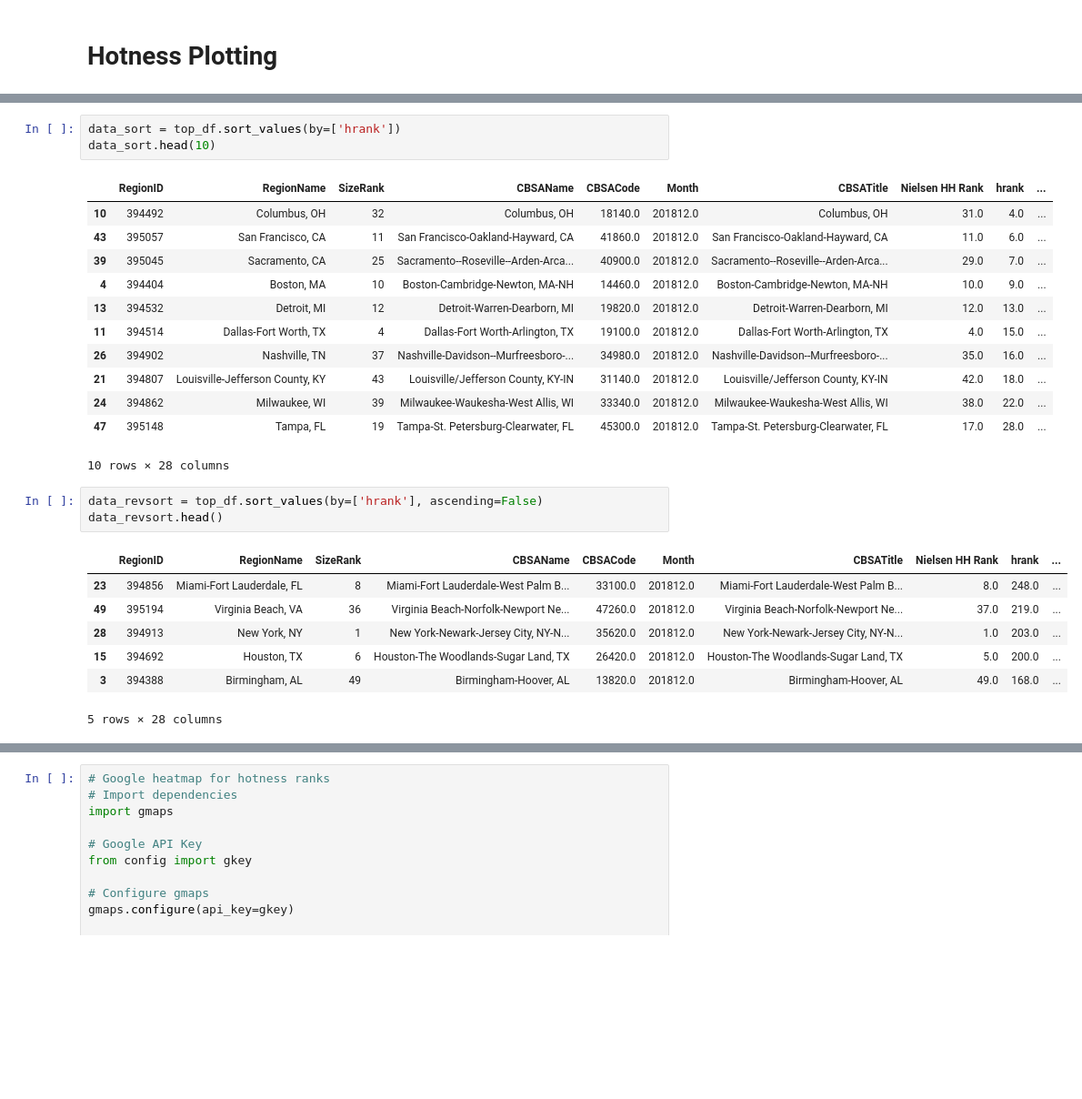
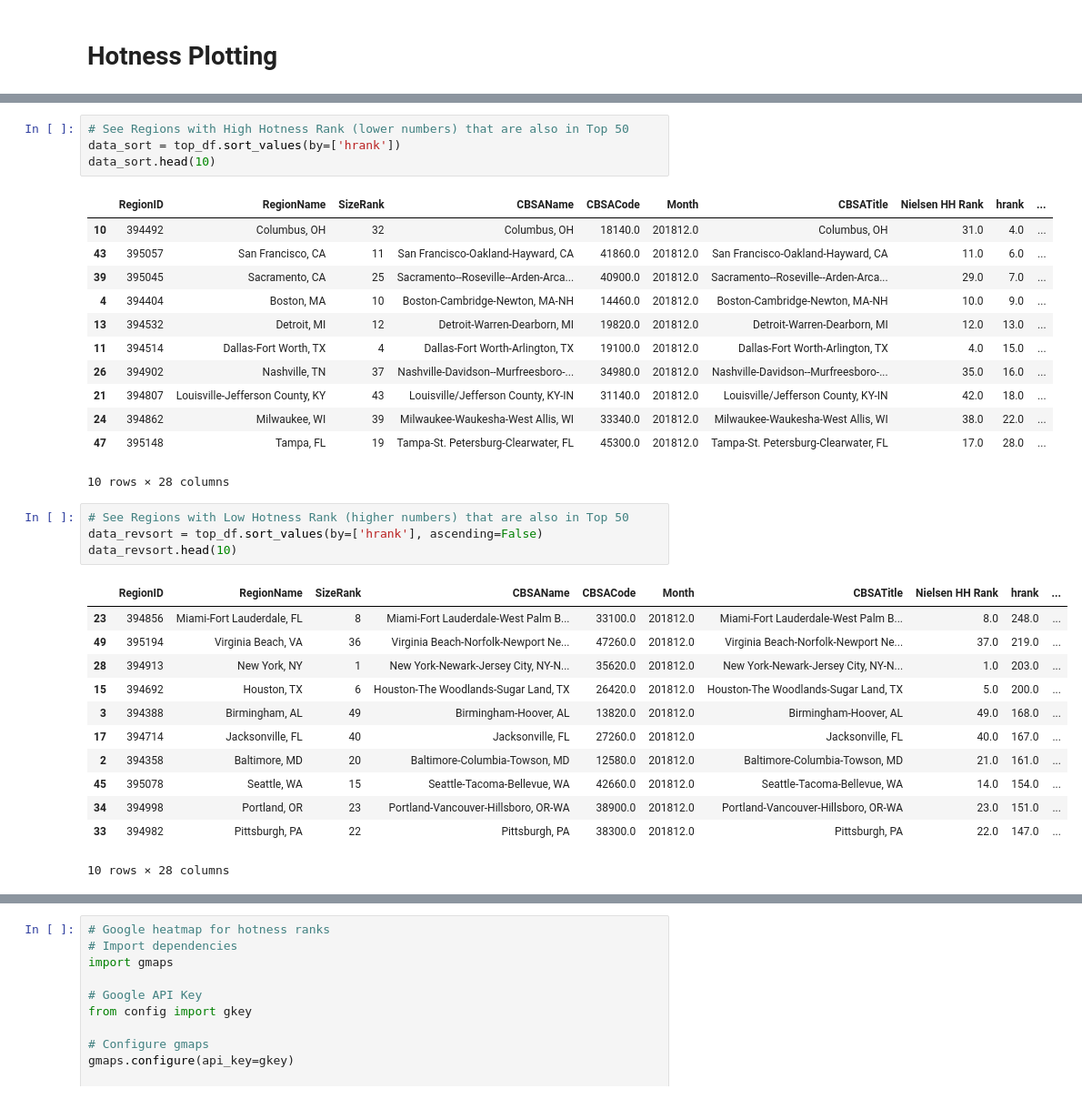
Before and after one commit to LoriHarris/Real_Estate_Affordability, a Jupyter notebook: plots.ipynb, the cells around one changed output, grey strips where cells are left out. Shown at 91% size. Cells and saved outputs as stored; diff of their text form; blank space fills up the shorter version.

```diff
--- a/plots.ipynb
+++ b/plots.ipynb
@@ -209,6 +206,7 @@ Index                            51
 2018-09                          51
 dtype: int64
 # %%
+# See Regions with High Hotness Rank (lower numbers) that are also in Top 50
 data_sort = top_df.sort_values(by=['hrank'])
 data_sort.head(10)
 # %% [output]
@@ -225,14 +223,20 @@ data_sort.head(10)
 | 47 | 395148 | Tampa, FL | 19 | Tampa-St. Petersburg-Clearwater, FL | 45300.0 | 201812.0 | Tampa-St. Petersburg-Clearwater, FL | 17.0 | 28.0 | ... |
 10 rows × 28 columns
 # %%
+# See Regions with Low Hotness Rank (higher numbers) that are also in Top 50
 data_revsort = top_df.sort_values(by=['hrank'], ascending=False)
-data_revsort.head()
+data_revsort.head(10)
 # %% [output]
 |  | RegionID | RegionName | SizeRank | CBSAName | CBSACode | Month | CBSATitle | Nielsen HH Rank | hrank | ... |
 | 23 | 394856 | Miami-Fort Lauderdale, FL | 8 | Miami-Fort Lauderdale-West Palm B... | 33100.0 | 201812.0 | Miami-Fort Lauderdale-West Palm B... | 8.0 | 248.0 | ... |
 | 49 | 395194 | Virginia Beach, VA | 36 | Virginia Beach-Norfolk-Newport Ne... | 47260.0 | 201812.0 | Virginia Beach-Norfolk-Newport Ne... | 37.0 | 219.0 | ... |
 | 28 | 394913 | New York, NY | 1 | New York-Newark-Jersey City, NY-N... | 35620.0 | 201812.0 | New York-Newark-Jersey City, NY-N... | 1.0 | 203.0 | ... |
 | 15 | 394692 | Houston, TX | 6 | Houston-The Woodlands-Sugar Land, TX | 26420.0 | 201812.0 | Houston-The Woodlands-Sugar Land, TX | 5.0 | 200.0 | ... |
 | 3 | 394388 | Birmingham, AL | 49 | Birmingham-Hoover, AL | 13820.0 | 201812.0 | Birmingham-Hoover, AL | 49.0 | 168.0 | ... |
+| 17 | 394714 | Jacksonville, FL | 40 | Jacksonville, FL | 27260.0 | 201812.0 | Jacksonville, FL | 40.0 | 167.0 | ... |
+| 2 | 394358 | Baltimore, MD | 20 | Baltimore-Columbia-Towson, MD | 12580.0 | 201812.0 | Baltimore-Columbia-Towson, MD | 21.0 | 161.0 | ... |
+| 45 | 395078 | Seattle, WA | 15 | Seattle-Tacoma-Bellevue, WA | 42660.0 | 201812.0 | Seattle-Tacoma-Bellevue, WA | 14.0 | 154.0 | ... |
+| 34 | 394998 | Portland, OR | 23 | Portland-Vancouver-Hillsboro, OR-WA | 38900.0 | 201812.0 | Portland-Vancouver-Hillsboro, OR-WA | 23.0 | 151.0 | ... |
+| 33 | 394982 | Pittsburgh, PA | 22 | Pittsburgh, PA | 38300.0 | 201812.0 | Pittsburgh, PA | 22.0 | 147.0 | ... |
-5 rows × 28 columns
+10 rows × 28 columns
 # %%
```
Also changed, not shown: parts of 16 cells of this notebook.
